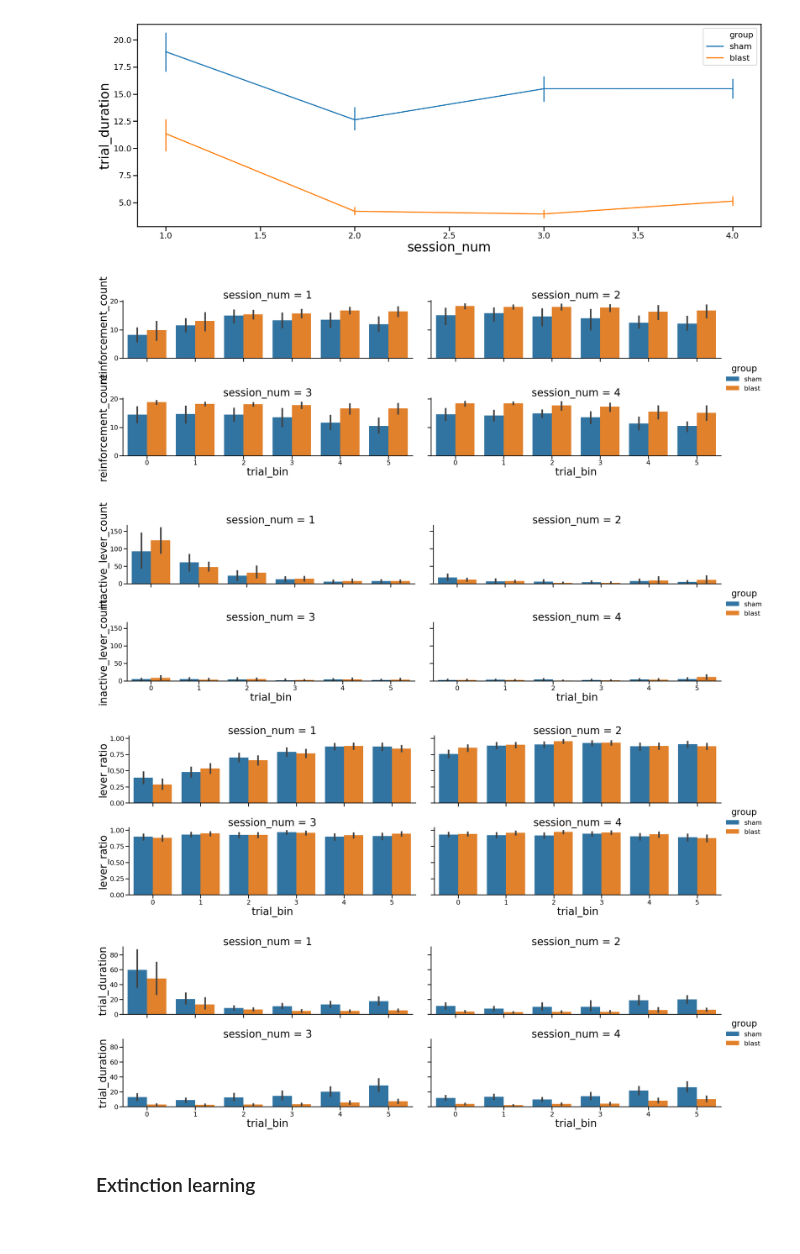
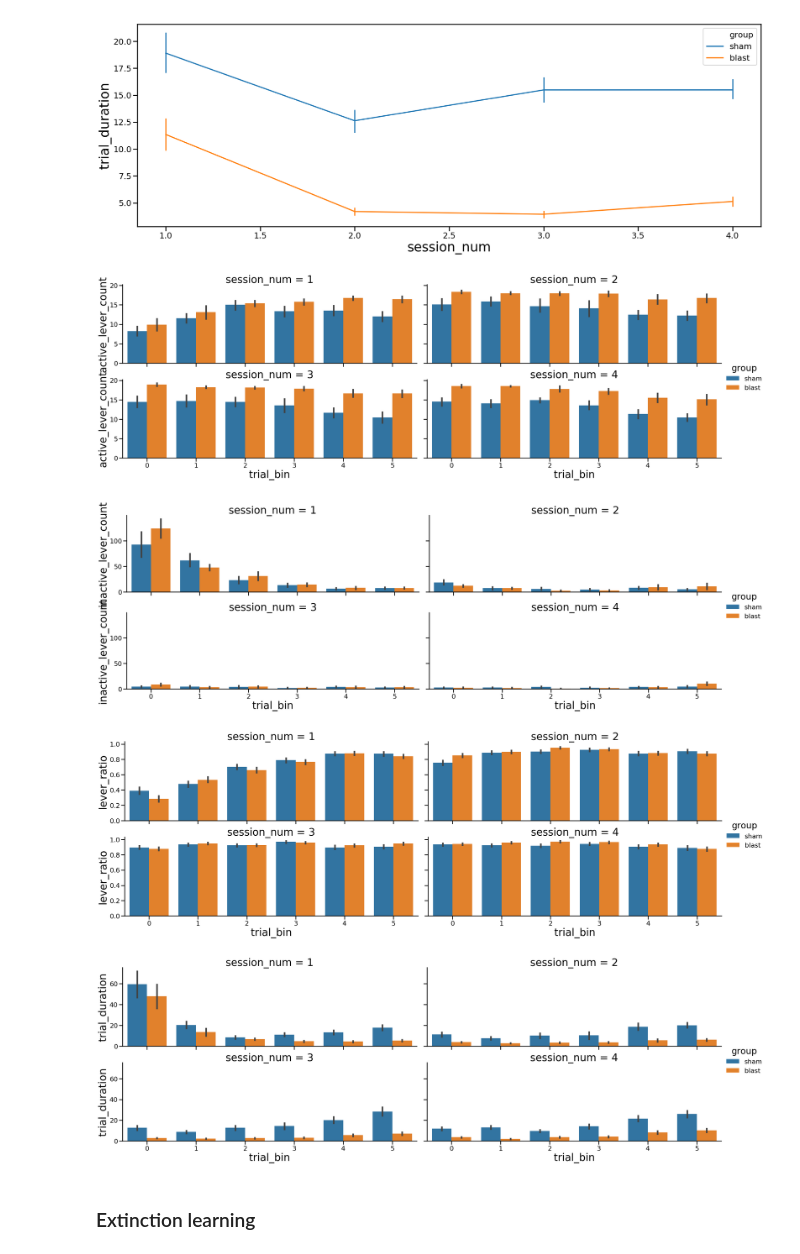
Before and after one commit to grace3999/MedPC, a Jupyter notebook: LP_train_analysis.ipynb, the cells around one changed output. Cells and saved outputs as stored; diff of their text form; code cells hidden in the pictures.

```diff
--- a/LP_train_analysis.ipynb
+++ b/LP_train_analysis.ipynb
@@ -239,29 +278,29 @@ plt.show()
 # %% [output]
 [figure]
 # %%
-sns.catplot(x='trial_bin', y='reinforcement_count', data=data_session.groupby(['session_num', 'trial_bin', 'animal_number', 'group'])['reinforcement_count'].sum().reset_index(), hue='group', col='session_num', col_wrap=2, kind='bar', height=5, aspect=3)
+sns.catplot(x='trial_bin', y='active_lever_count', data=data_session.groupby(['session_num', 'trial_bin', 'animal_number', 'group'])['active_lever_count'].sum().reset_index(), hue='group', col='session_num', col_wrap=2, kind='bar', height=5, aspect=3, ci=68)
 
 plt.show()
 # %% [output]
-[figure, old version]
+[figure, new version]
 # %%
-sns.catplot(x='trial_bin', y='inactive_lever_count', data=data_session.groupby(['session_num', 'trial_bin', 'animal_number', 'group'])['inactive_lever_count'].sum().reset_index(), hue='group', col='session_num', col_wrap=2, kind='bar', height=5, aspect=3)
+sns.catplot(x='trial_bin', y='inactive_lever_count', data=data_session.groupby(['session_num', 'trial_bin', 'animal_number', 'group'])['inactive_lever_count'].sum().reset_index(), hue='group', col='session_num', col_wrap=2, kind='bar', height=5, aspect=3, ci=68)
 
 plt.show()
 # %% [output]
-[figure, old version]
+[figure, new version]
 # %%
-sns.catplot(x='trial_bin', y='lever_ratio', data=data_session, hue='group', col='session_num', col_wrap=2, kind='bar', height=5, aspect=3)
+sns.catplot(x='trial_bin', y='lever_ratio', data=data_session, hue='group', col='session_num', col_wrap=2, kind='bar', height=5, aspect=3, ci=68)
 
 plt.show()
 # %% [output]
-[figure, old version]
+[figure, new version]
 # %%
-sns.catplot(x='trial_bin', y='trial_duration', data=data_session, hue='group', col='session_num', col_wrap=2, kind='bar', height=5, aspect=3)
+sns.catplot(x='trial_bin', y='trial_duration', data=data_session, hue='group', col='session_num', col_wrap=2, kind='bar', height=5, aspect=3, ci=68)
 
 plt.show()
 # %% [output]
-[figure, old version]
+[figure, new version]
 # %%
 #get info for final reversal learning session
 rev_4_active = data_session[(data_session['session'] == 'RLFR1') & (data_session['session_num'] == 4)].groupby(['animal_number', 'group'])[['active_lever_count']].sum().reset_index()
```
Also changed, not shown: parts of 39 cells of this notebook, 1 other file.
